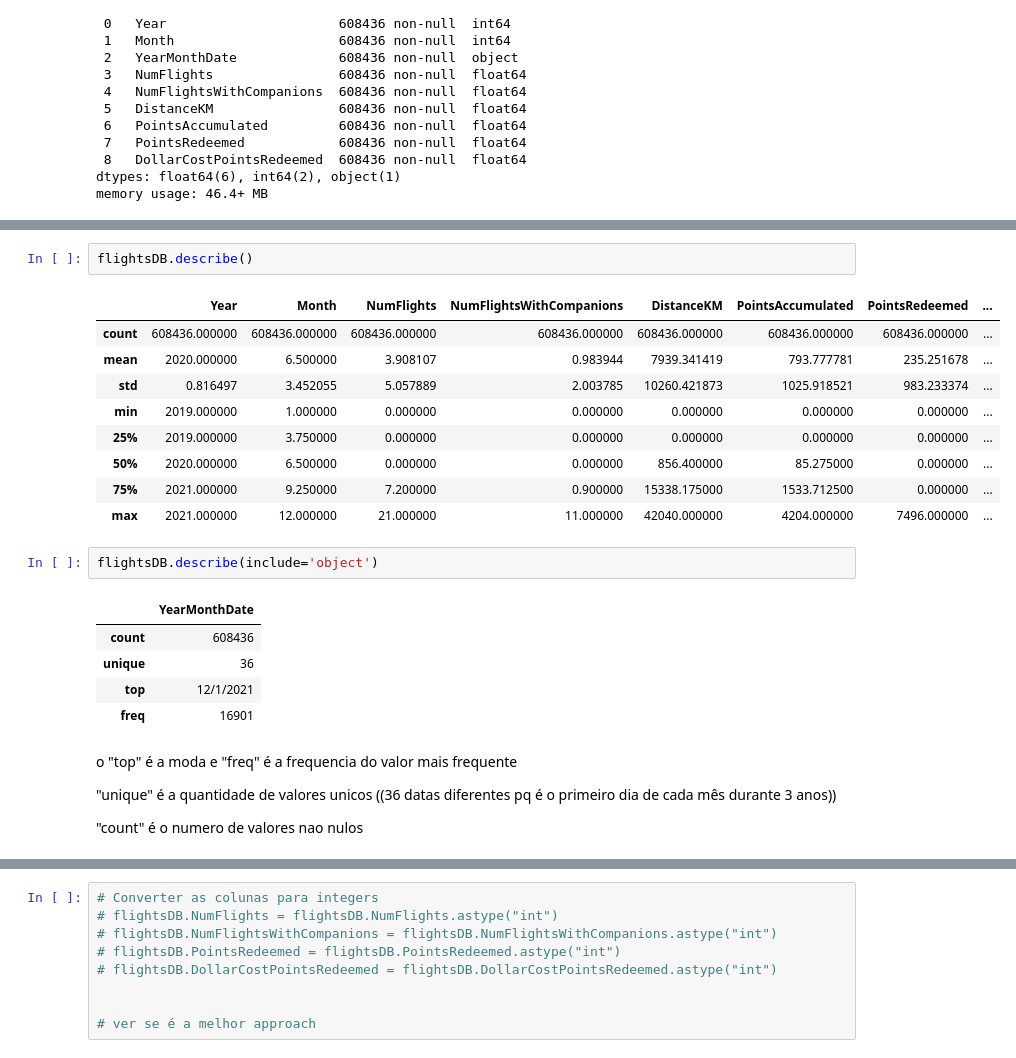
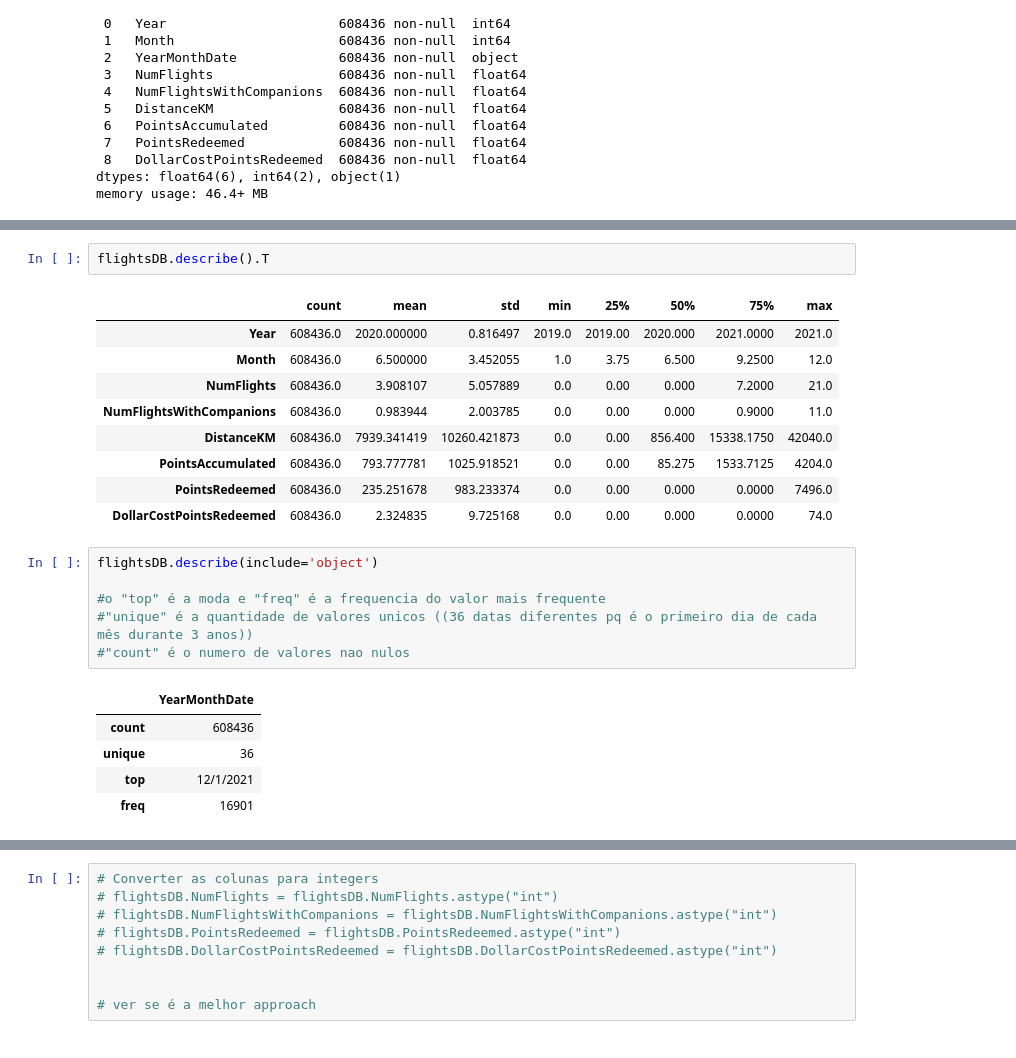
Before and after one commit to lourenco500/Data-Mining-Project, a Jupyter notebook: Deliverable_1.ipynb, the cells around one changed output, grey strips where cells are left out. Cells and saved outputs as stored; diff of their text form.

```diff
--- a/Deliverable_1.ipynb
+++ b/Deliverable_1.ipynb
@@ -306,26 +174,24 @@ Esta info pode estar errada consoante o tipo de variáveis
 # %%
-flightsDB.describe()
+flightsDB.describe().T
 # %% [output]
-|  | Year | Month | NumFlights | NumFlightsWithCompanions | DistanceKM | PointsAccumulated | PointsRedeemed | ... |
-| count | 608436.000000 | 608436.000000 | 608436.000000 | 608436.000000 | 608436.000000 | 608436.000000 | 608436.000000 | ... |
-| mean | 2020.000000 | 6.500000 | 3.908107 | 0.983944 | 7939.341419 | 793.777781 | 235.251678 | ... |
-| std | 0.816497 | 3.452055 | 5.057889 | 2.003785 | 10260.421873 | 1025.918521 | 983.233374 | ... |
-| min | 2019.000000 | 1.000000 | 0.000000 | 0.000000 | 0.000000 | 0.000000 | 0.000000 | ... |
-| 25% | 2019.000000 | 3.750000 | 0.000000 | 0.000000 | 0.000000 | 0.000000 | 0.000000 | ... |
-| 50% | 2020.000000 | 6.500000 | 0.000000 | 0.000000 | 856.400000 | 85.275000 | 0.000000 | ... |
-| 75% | 2021.000000 | 9.250000 | 7.200000 | 0.900000 | 15338.175000 | 1533.712500 | 0.000000 | ... |
-| max | 2021.000000 | 12.000000 | 21.000000 | 11.000000 | 42040.000000 | 4204.000000 | 7496.000000 | ... |
+|  | count | mean | std | min | 25% | 50% | 75% | max |
+| Year | 608436.0 | 2020.000000 | 0.816497 | 2019.0 | 2019.00 | 2020.000 | 2021.0000 | 2021.0 |
+| Month | 608436.0 | 6.500000 | 3.452055 | 1.0 | 3.75 | 6.500 | 9.2500 | 12.0 |
+| NumFlights | 608436.0 | 3.908107 | 5.057889 | 0.0 | 0.00 | 0.000 | 7.2000 | 21.0 |
+| NumFlightsWithCompanions | 608436.0 | 0.983944 | 2.003785 | 0.0 | 0.00 | 0.000 | 0.9000 | 11.0 |
+| DistanceKM | 608436.0 | 7939.341419 | 10260.421873 | 0.0 | 0.00 | 856.400 | 15338.1750 | 42040.0 |
+| PointsAccumulated | 608436.0 | 793.777781 | 1025.918521 | 0.0 | 0.00 | 85.275 | 1533.7125 | 4204.0 |
+| PointsRedeemed | 608436.0 | 235.251678 | 983.233374 | 0.0 | 0.00 | 0.000 | 0.0000 | 7496.0 |
+| DollarCostPointsRedeemed | 608436.0 | 2.324835 | 9.725168 | 0.0 | 0.00 | 0.000 | 0.0000 | 74.0 |
 # %%
 flightsDB.describe(include='object')
+
+#o "top" é a moda e "freq" é a frequencia do valor mais frequente
+#"unique" é a quantidade de valores unicos ((36 datas diferentes pq é o primeiro dia de cada mês durante 3 anos))
+#"count" é o numero de valores nao nulos
 # %% [output]
 |  | YearMonthDate |
 | count | 608436 |
 | unique | 36 |
 | top | 12/1/2021 |
 | freq | 16901 |
-# %% [markdown]
-o "top" é a moda e "freq" é a frequencia do valor mais frequente
-
-"unique" é a quantidade de valores unicos ((36 datas diferentes pq é o primeiro dia de cada mês durante 3 anos))
-
-"count" é o numero de valores nao nulos
```
Also changed, not shown: parts of 83 cells of this notebook.
